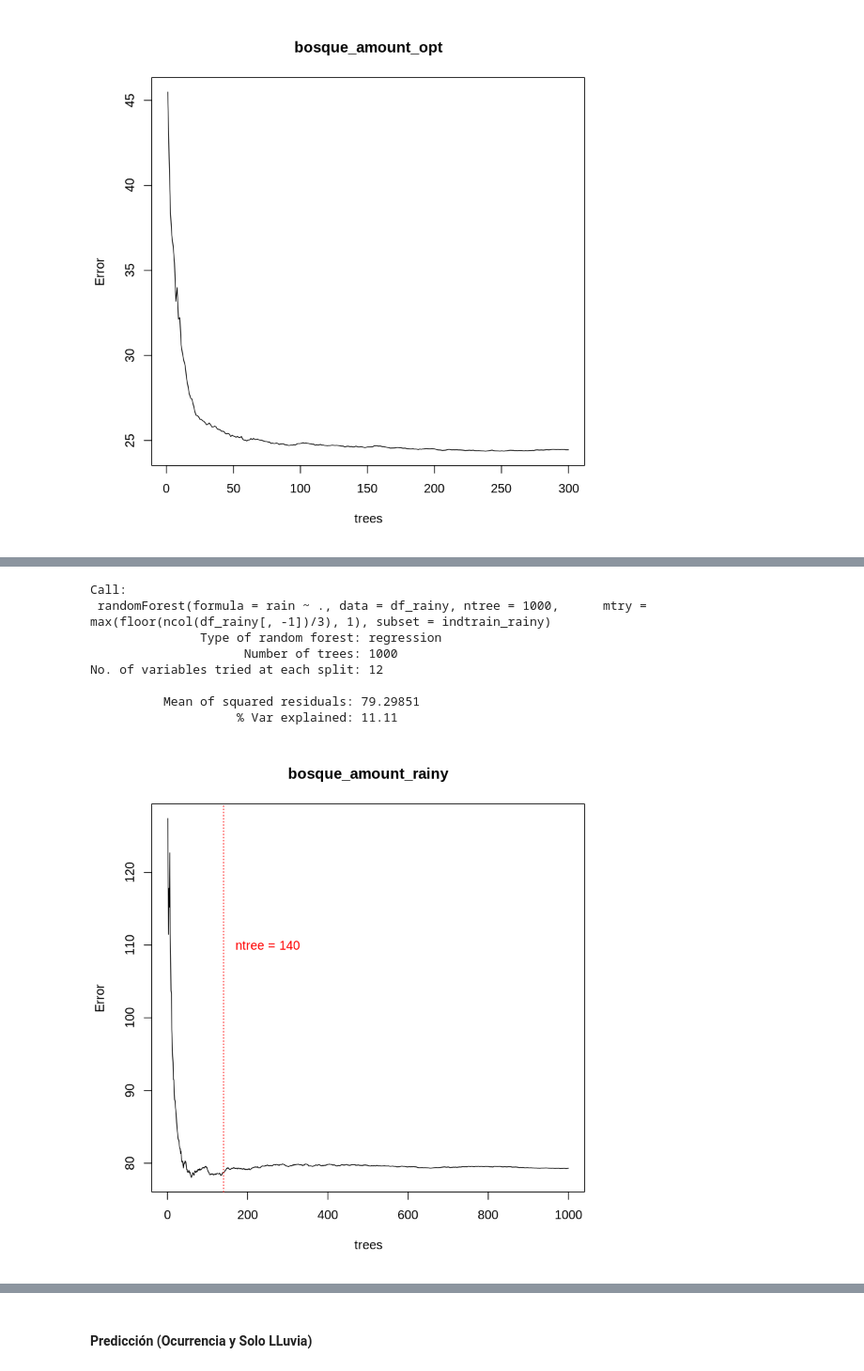
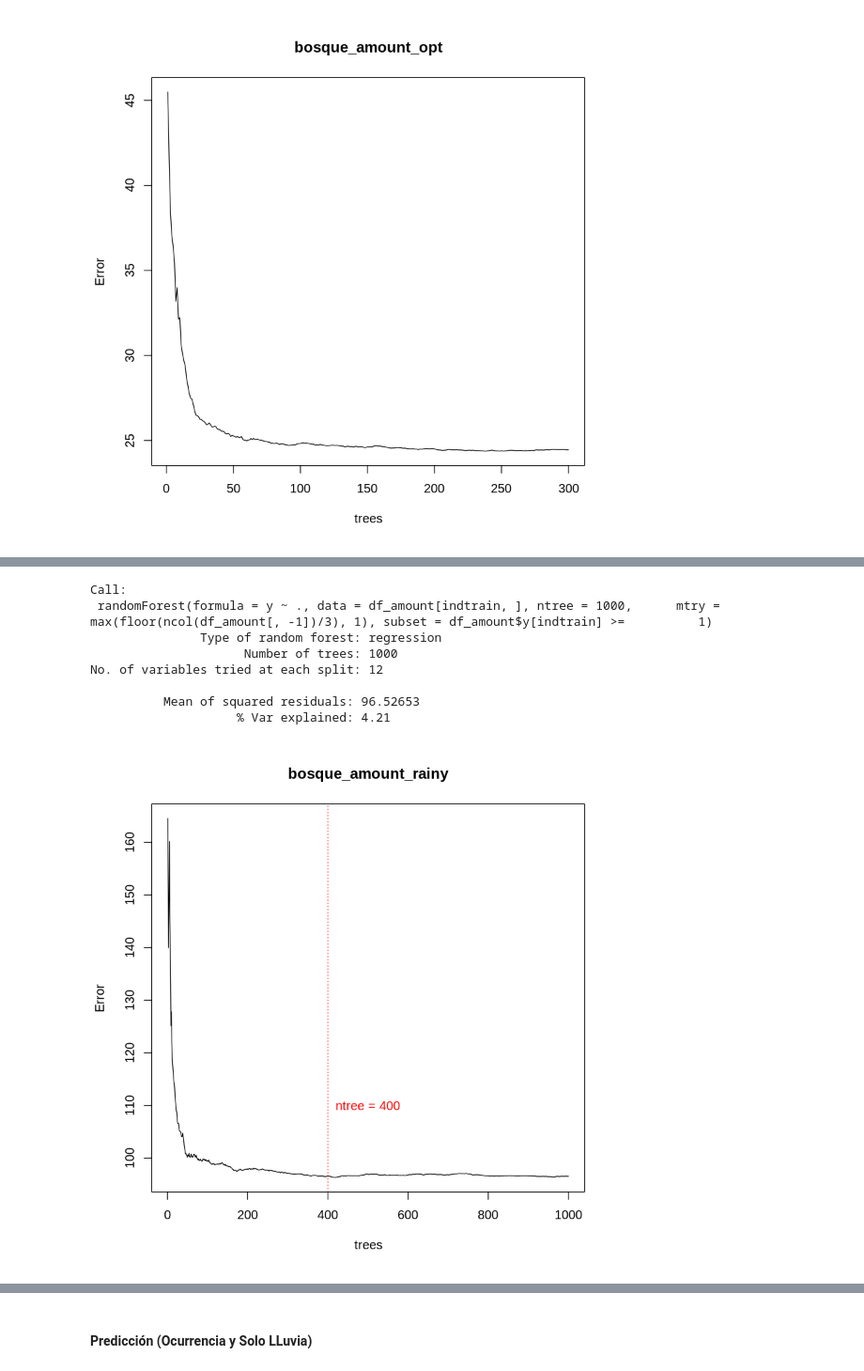
Before and after one commit to yerartdev/uc-m1966-datamining, a Jupyter notebook: d3/S17-T03_LAB_IntercomparisonTechniques.ipynb, the cells around one changed output, grey strips where cells are left out. Shown at 94% size. Drawn from its saved outputs; the diff is of its cells as text; code cells hidden in the pictures.

Commit message:
m1966 - práctica entregable de repaso (S17-T03): punto 2: RF Classification & Regression, modelos lluvia/no lluvia y solo lluvia, selección ntree óptimo

```diff
--- a/d3/S17-T03_LAB_IntercomparisonTechniques.ipynb
+++ b/d3/S17-T03_LAB_IntercomparisonTechniques.ipynb
@@ -1193,22 +1166,34 @@ bosque_amount_rainy <- randomForest(
+# %%
+## RF 2 for amount wet only (up to 1000 trees)
+#::nota::abandono mi idea inicial de df_rainy y me centro en el subconjunto
+#        de train que tiene los días de lluvia
+#str(df_rainy)
+bosque_amount_rainy <- randomForest(
+                        y ~ .,
+                        data = df_amount[indtrain,],
+                        subset = df_amount$y[indtrain] >= 1,
+                        ntree = 1000,
+                        mtry = max(floor(ncol(df_amount[,-1])/3), 1)
+)
 # %%
 bosque_amount_rainy
 # %% [output]
 Call:
- randomForest(formula = rain ~ ., data = df_rainy, ntree = 1000,      mtry = max(floor(ncol(df_rainy[, -1])/3), 1), subset = indtrain_rainy)
+ randomForest(formula = y ~ ., data = df_amount[indtrain, ], ntree = 1000,      mtry = max(floor(ncol(df_amount[, -1])/3), 1), subset = df_amount$y[indtrain] >=          1)
                Type of random forest: regression
                      Number of trees: 1000
 No. of variables tried at each split: 12
 
-          Mean of squared residuals: 79.29851
-                    % Var explained: 11.11
+          Mean of squared residuals: 96.52653
+                    % Var explained: 4.21
 # %%
 # plotting OOB errors
 #::nota::pongo el corte de ntree óptimo
 plot(bosque_amount_rainy)
-abline(v = 140, lty = 3, col = 'red')
-text(250,110,'ntree = 140', col='red')
+abline(v = 400, lty = 3, col = 'red')
+text(500,110,'ntree = 400', col='red')
 # %% [output]
-[figure, old version]
+[figure, new version]
 # %%
 ## ntree óptimo
 bosque_amount_rainy_opt <- randomForest(
```
Also changed, not shown: parts of 8 cells of this notebook.
